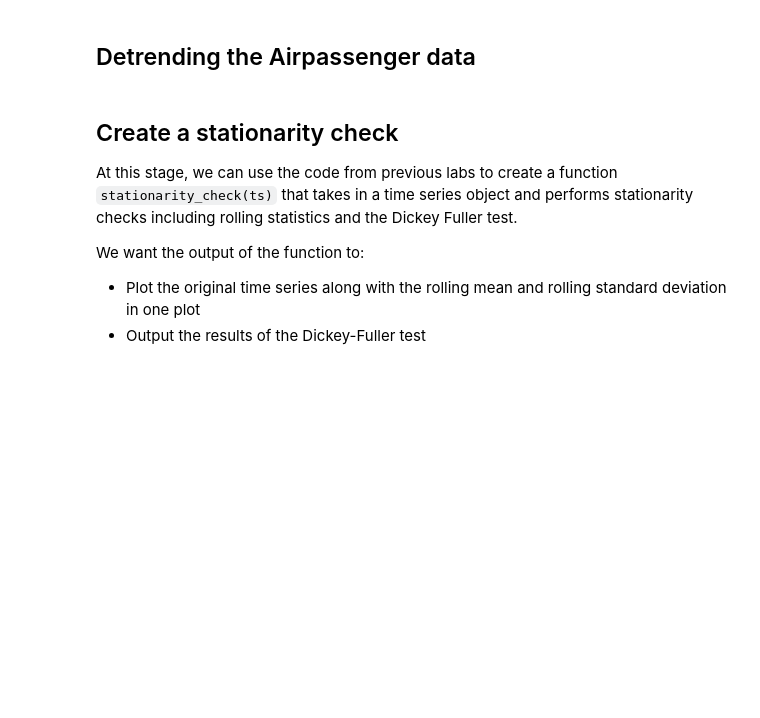
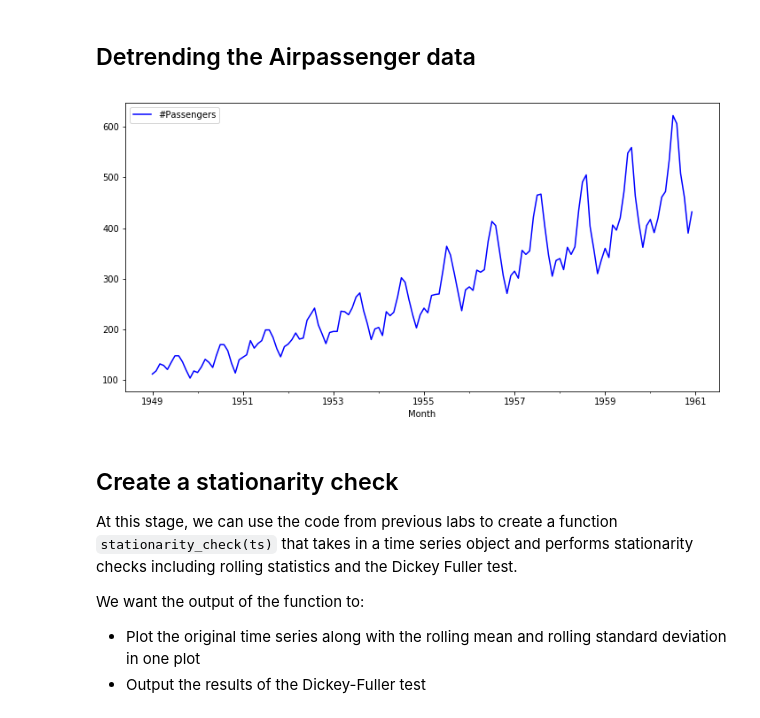
Before and after one commit to harrisonhardin/dsc-removing-trends-lab-houston-ds-042219, a Jupyter notebook: index.ipynb, the cells around one changed output. Saved outputs shown, nothing was run; the diff lists cells and outputs as text; code cells hidden in the pictures; blank space fills up the shorter version.

```diff
--- a/index.ipynb
+++ b/index.ipynb
@@ -17,14 +17,16 @@ You will be able to:
 # %%
 # Import necessary libraries
 import pandas as pd
 from pandas import Series
 import numpy as np
 
 import matplotlib.pylab as plt
 %matplotlib inline
 # Import passengers.csv and set it as a time-series object. Plot the TS
 temp_data = pd.read_csv("passengers.csv", parse_dates=['Month'], index_col=['Month'])
-emp.plot(figsize=(12,6), color="blue");
+temp_data.plot(figsize=(12,6), color="blue");
+# %% [output]
+[figure, added]
 # %% [markdown]
 ## Create a stationarity check
 
```
